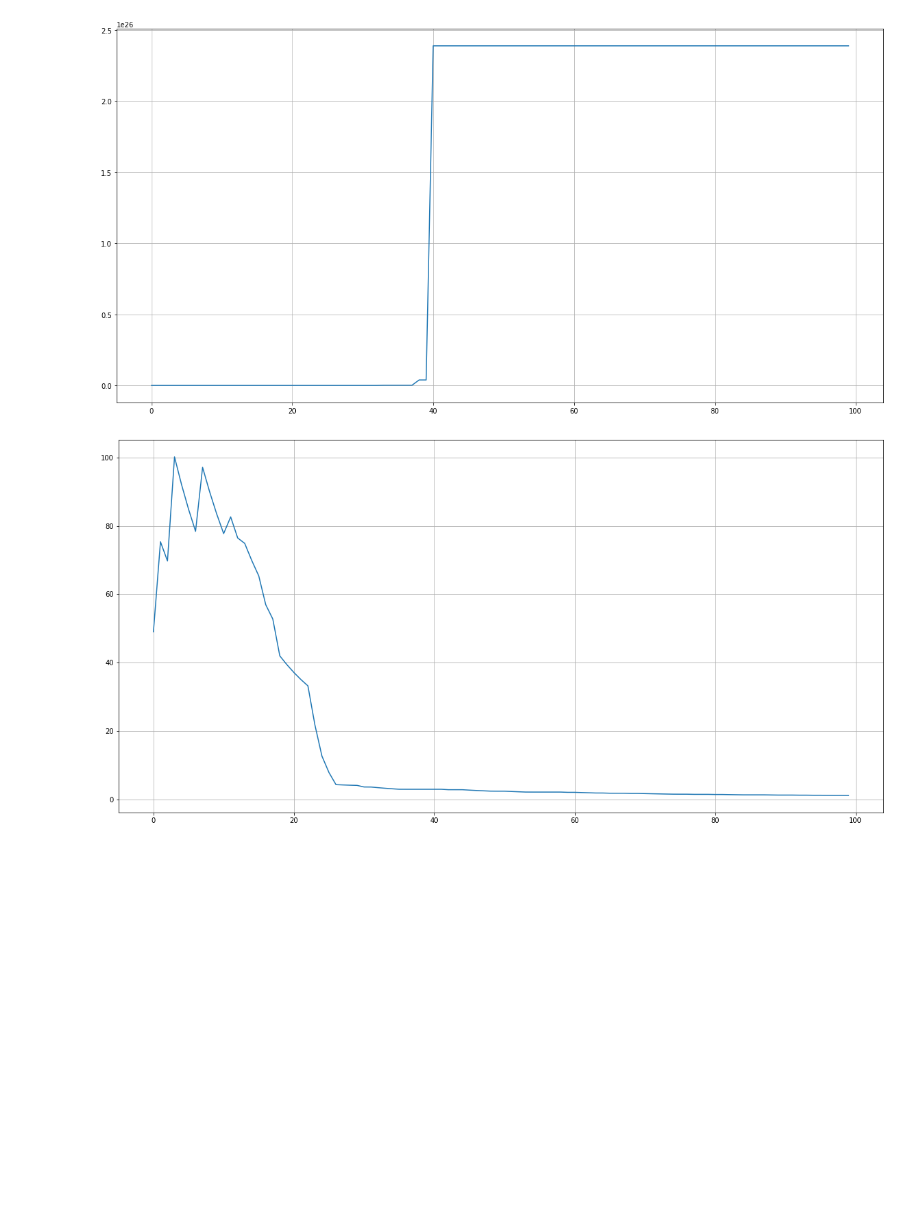
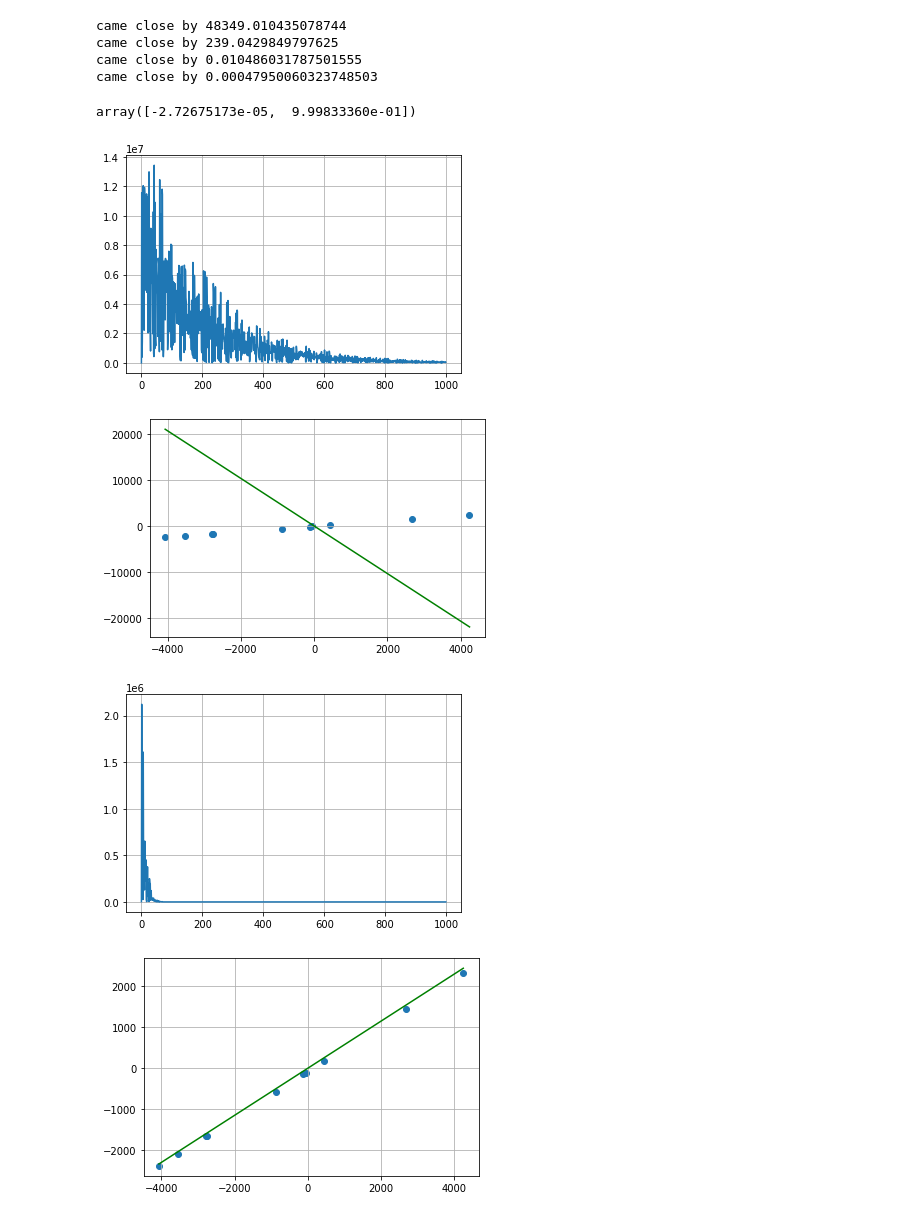
Before and after one commit to make-meth/y2020-ITMO-MO, a Jupyter notebook: 2/2_scaling.ipynb, the cells around one changed output. Cells and saved outputs as stored; diff of their text form; code cells hidden in the pictures; blank space fills up the shorter version.

```diff
--- a/2/2_scaling.ipynb
+++ b/2/2_scaling.ipynb
@@ -36,18 +5,0 @@ def sgd(f, lr0, d, epoch, x):
-# %%
-def regression(x, y, lr = 0.01, ):
-    if x.ndim == 1:
-        x_mat = np.array([np.full(len(x), 1), x]).T
-        k = 2
-    else:
-        x_mat = np.insert(x, 0, 1, axis=1)
-        k = len(np.array(x[0])) + 1
-    f = lambda *b: np.linalg.norm((y - x_mat.dot(np.array(b)))**2)
-    bs = sgd(f, 0.01, 0.01, 100, np.full(k, 1))
-    # print(bs)
-    # line = lambda *z: np.insert(z,0,1).dot(bs[-1])
-
-    # points = gradient_descent(f, lr0, d, epoch, x)
-    ax = plt.figure().add_subplot()
-    X = np.arange(len(bs))
-    ax.plot(X, np.vectorize(f)(*bs.T))
-    ax.grid()
@@ -77,8 +6,19 @@ regression(1.3*x, y)
-# %%
-regression(2*x, 2*y)
-# %% [output]
-[figure, removed]
-# %%
-regression(1.1*x,y)
-# %% [output]
-[figure, removed]
+# %%
+def mean_normalization(data):
+    return (data - np.mean(data))/(data.max() - data.min())
+
+x, y = test_line(2, 10, 100, 100, 1)
+regression(x, y)
+regression(x, y, 1, 0.1, 0.1, 1000)
+regression(*[mean_normalization(data) for data in [x, y]])
+regression(*[mean_normalization(data) for data in [x, y]], 1, 1, 0.01, 1000)
+# %% [output]
+came close by 48349.010435078744
+came close by 239.0429849797625
+came close by 0.010486031787501555
+came close by 0.00047950060323748503
+array([-2.72675173e-05,  9.99833360e-01])
+[figure, added]
+[figure, added]
+[figure, added]
+[figure, added]
```
Also changed, not shown: parts of 9 cells of this notebook, 3 other files.
